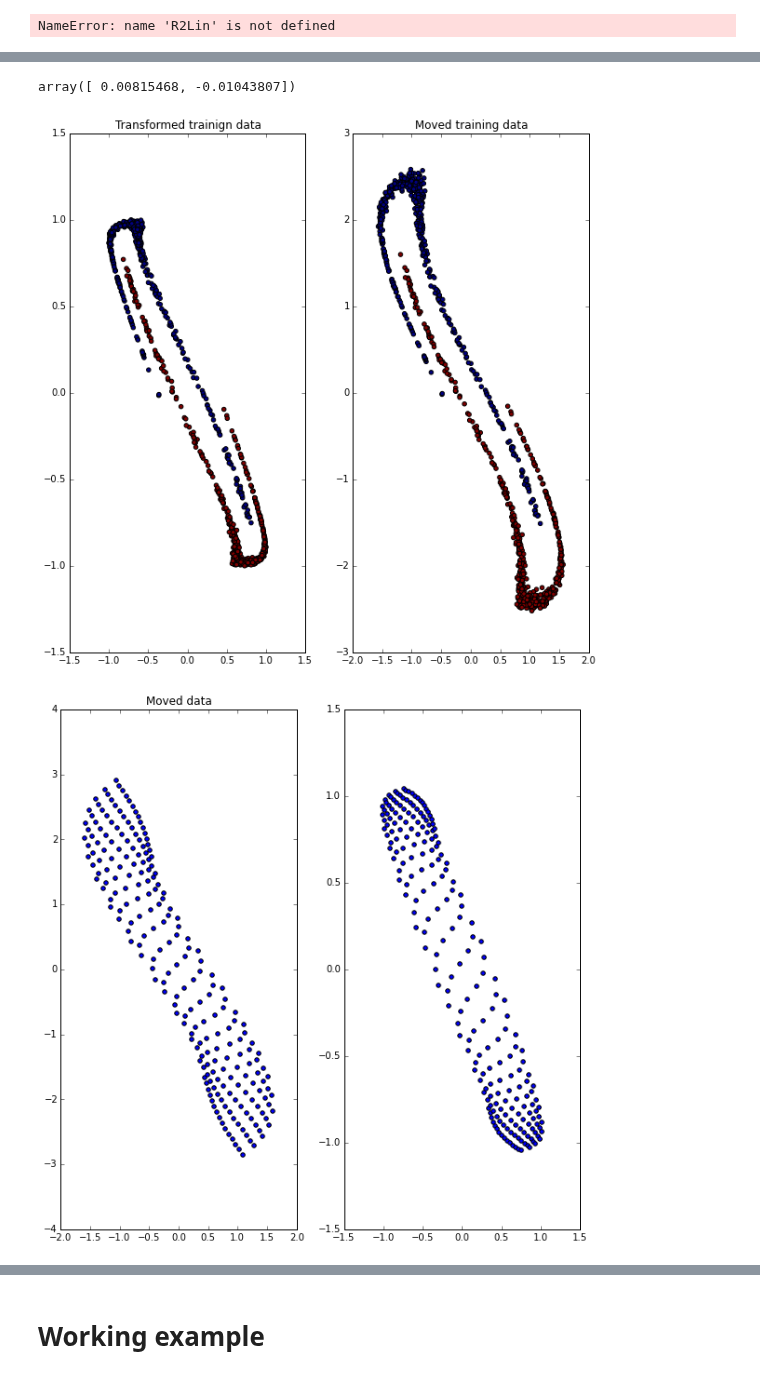
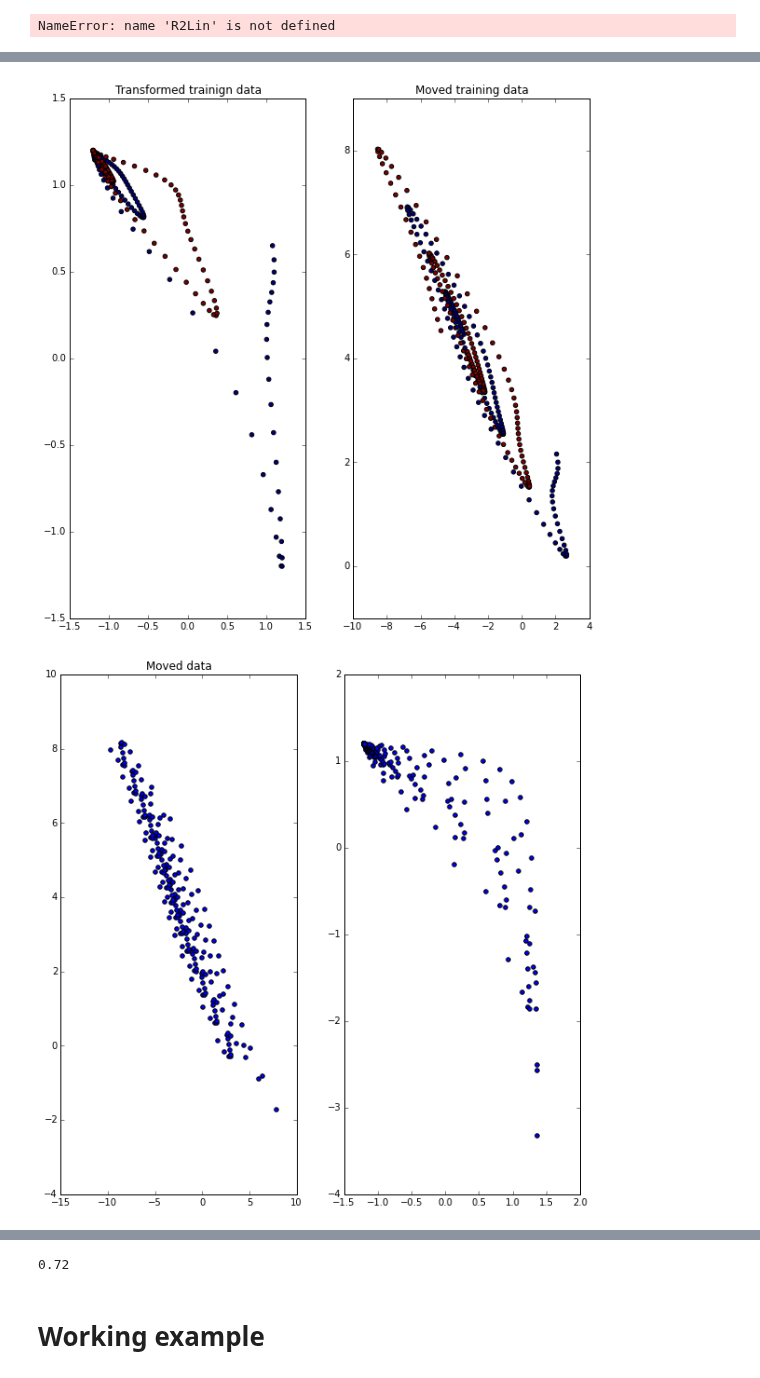
Before and after one commit to kudkudak/r2-learner, a Jupyter notebook: notebooks/sketchbook_staszek.ipynb, the cells around one changed output, grey strips where cells are left out. Saved outputs shown, nothing was run; the diff lists cells and outputs as text; code cells hidden in the pictures.

```diff
--- a/notebooks/sketchbook_staszek.ipynb
+++ b/notebooks/sketchbook_staszek.ipynb
@@ -237,22 +265,26 @@ models_separating[0].coef_, models_separating[1].coef_
 # %%
 from r2 import R2SVMLearner, R2ELMLearner
-# %%
-X.mean(axis=0)
-# %% [output]
-array([ 0.00815468, -0.01043807])
 # %%
 from sklearn.svm import LinearSVC
 
 X_moon, Y_moon = sklearn.datasets.make_moons(n_samples=1000, noise=0.04)
 X_spiral, Y_spiral = np.loadtxt("../data/two_spirals.x", skiprows=1), np.loadtxt("../data/two_spirals.y", skiprows=1)
 X, Y = X_moon, Y_moon
-# Y[0:180] = 2
+X, Y = X_spiral, Y_spiral
+zeros_size=0
+rep = repeat = 20
+
+if zeros_size:
+    X = np.hstack([X, np.zeros(shape=(X.shape[0],zeros_size))])
+
+X = np.hstack([X for _ in range(rep)])
+
 # X[:,1] *= 0.3
-X = MinMaxScaler((-0.3,0.3)).fit_transform(X)
+# X = MinMaxScaler((-0.3,0.3)).fit_transform(X)
 
 #X, Y = X_spiral + 0.5, Y_spiral
-# model = R2SVMLearner(seed=29, depth=5, beta=0.3, fit_c=None, use_prev=False, scale=True, activation='sigmoid')
-model = R2SVMLearner(depth=8, beta=0.1, use_prev=True, scale=True, activation='sigmoid')
+model = R2SVMLearner(depth=3, beta=3, fit_c=None, use_prev=False, scale=True, activation='sigmoid')
+# model = R2SVMLearner(depth=19, beta=0.1, use_prev=True, scale=True, activation='sigmoid')
 model.fit(X, Y)
 
 plot_size=(10,10)
@@ -268,35 +300,36 @@ ax2.scatter(model._X_moved[-1][:,0], model._X_moved[-1][:,1], c=Y)
 
 ax1.set_title("Transformed trainign data")
 ax2.set_title("Moved training data")
 plt.show()
 
 fig = plt.figure(figsize=plot_size)
 
 ax1, ax2 = fig.add_subplot(121), fig.add_subplot(122)
 N = 15
 x, y = np.linspace(X[:,0].min(), X[:,0].max(), N),  np.linspace(X[:,1].min(), X[:,1].max(), N)
 xx, yy = np.meshgrid(x, y)
-z = model.predict(np.c_[xx.ravel(), yy.ravel()])
+z = model.predict(np.hstack([np.c_[xx.ravel(), yy.ravel(), np.zeros(shape=(N*N,zeros_size))] for _ in range(repeat)]))
+
 ax1.scatter(model._X_moved[-1][:,0], model._X_moved[-1][:,1])
 ax2.scatter(model._X_tr[-1][:,0], model._X_tr[-1][:,1])
 ax1.set_title("Moved data")
 plt.show()
-N = 50
+N = 60
 x, y = np.linspace(X[:,0].min(), X[:,0].max(), N),  np.linspace(X[:,1].min(), X[:,1].max(), N)
 xx, yy = np.meshgrid(x, y)
-z = model.predict(np.c_[xx.ravel(), yy.ravel()])
+z = model.predict(np.hstack([np.c_[xx.ravel(), yy.ravel(), np.zeros(shape=(N*N,zeros_size))] for _ in range(repeat)]))
 
 fig = plt.figure(figsize=plot_size)
 ax1, ax2 = fig.add_subplot(121), fig.add_subplot(122)
 
 ax1.contourf(xx, yy, z.reshape(N,N), cmap=plt.cm.Paired, alpha=0.8) #levels=np.arange(-2,2,0.2),
 ax1.scatter(X[:,0], X[:,1], c=Y,  cmap=plt.cm.Paired, alpha=0.8)
 ax2.contourf(model._X_tr[-1][:,0].reshape(N,N), model._X_tr[-1][:,1].reshape(N,N), z.reshape(N,N),
              cmap=plt.cm.Paired, alpha=0.8) #levels=np.arange(-2,2,0.2),
 ax2.scatter(X_tr[-1][:,0], X_tr[-1][:,1], c=Y)
 plt.show()
 
 print sklearn.metrics.accuracy_score(Y, model.predict(X))
 # %% [output]
-[figure, old version]
+[figure, new version]
-[figure, old version]
+[figure, new version]
@@ -303,3 +337,4 @@ print sklearn.metrics.accuracy_score(Y, model.predict(X))
+0.72
 # %% [markdown]
 # Working example
 # %%
```
Also changed, not shown: parts of 6 cells of this notebook, 8 other files.
